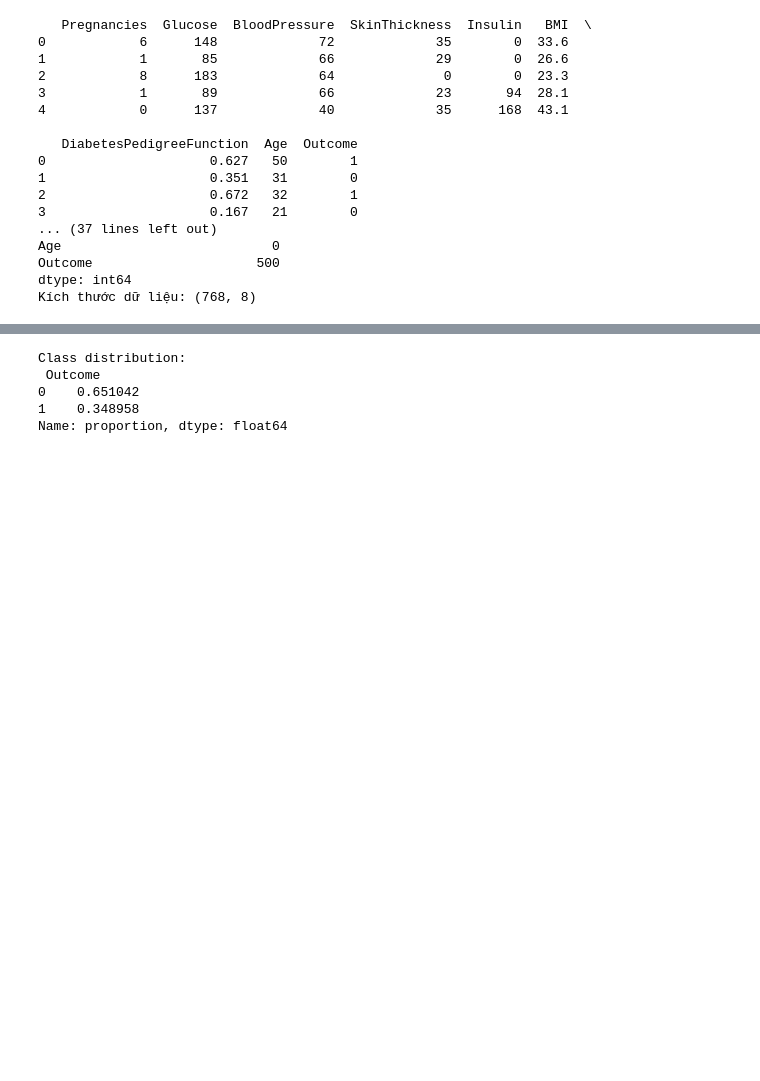
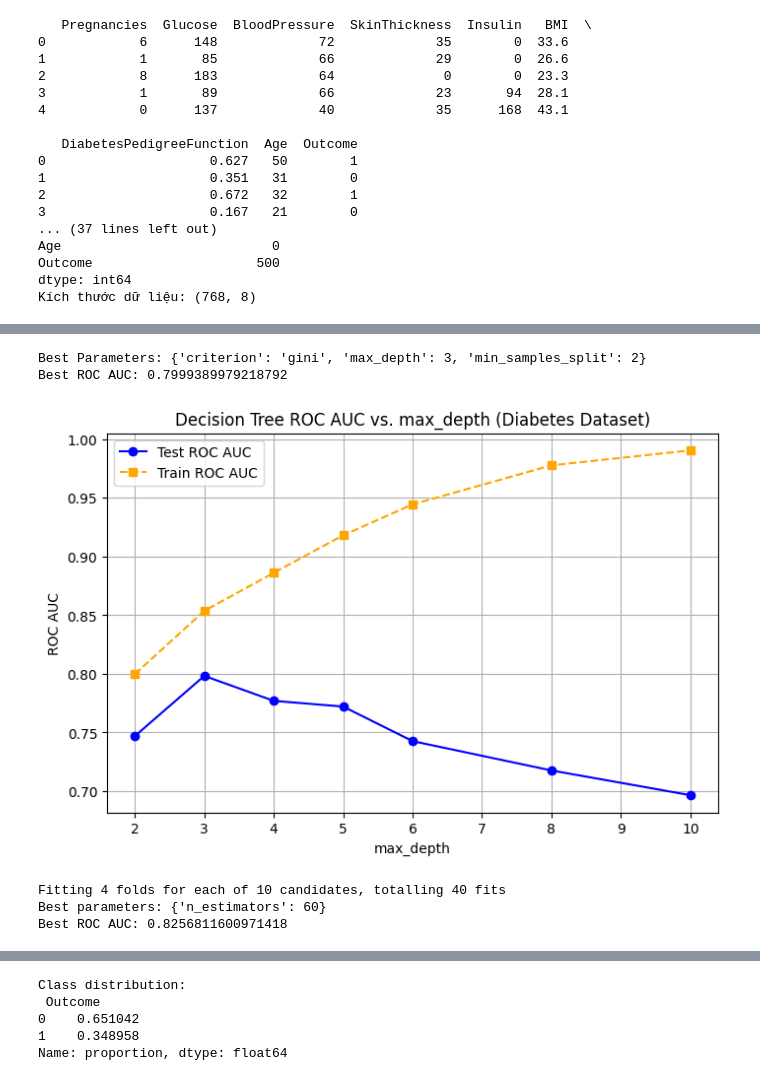
Before and after one commit to buianhtuyet05/baitapnhom_06, a Jupyter notebook: GT1_CÂY QUYẾT ĐỊNH VÀ RỪNG CÂY (1).ipynb, the cells around one changed output, grey strips where cells are left out. Saved outputs shown, nothing was run; the diff lists cells and outputs as text; code cells hidden in the pictures; blank space fills up the shorter version.

```diff
--- a/GT1_CÂY QUYẾT ĐỊNH VÀ RỪNG CÂY (1).ipynb
+++ b/GT1_CÂY QUYẾT ĐỊNH VÀ RỪNG CÂY (1).ipynb
@@ -1331,0 +1379,80 @@ Kích thước dữ liệu: (768, 8)
+# %%
+# Bước 5: Tối ưu tham số cho mô hình Cây Quyết Định
+from sklearn.model_selection import GridSearchCV
+from sklearn.tree import DecisionTreeClassifier
+
+# Xác định các giá trị cần dò tìm
+params = {
+    'max_depth': [2, 3, 4, 5, 6, 8, 10],
+    'min_samples_split': [2, 5, 10],
+    'criterion': ['gini', 'entropy']
+}
+
+# Khởi tạo GridSearchCV cho Decision Tree
+grid_dt = GridSearchCV(
+    DecisionTreeClassifier(random_state=42),
+    param_grid=params,
+    cv=5,                 # cross-validation 5 lần
+    scoring='roc_auc',    # dùng thước đo ROC AUC
+    return_train_score=True
+)
+
+# Huấn luyện GridSearch trên tập train
+grid_dt.fit(X_train, y_train)
+
+# In kết quả tốt nhất
+print("Best Parameters:", grid_dt.best_params_)
+print("Best ROC AUC:", grid_dt.best_score_)
+# %% [output]
+Best Parameters: {'criterion': 'gini', 'max_depth': 3, 'min_samples_split': 2}
+Best ROC AUC: 0.7999389979218792
+# %%
+import pandas as pd
+import matplotlib.pyplot as plt
+
+# Chuyển kết quả từ GridSearchCV sang DataFrame
+results_df = pd.DataFrame(grid_dt.cv_results_)
+
+# Tính trung bình ROC AUC theo max_depth
+mean_scores = results_df.groupby('param_max_depth')[['mean_test_score', 'mean_train_score']].mean()
+
+# Vẽ biểu đồ
+plt.figure(figsize=(8,5))
+plt.plot(mean_scores.index, mean_scores['mean_test_score'], 'o-', label='Test ROC AUC', color='blue')
+plt.plot(mean_scores.index, mean_scores['mean_train_score'], 's--', label='Train ROC AUC', color='orange')
+
+plt.xlabel('max_depth')
+plt.ylabel('ROC AUC')
+plt.title('Decision Tree ROC AUC vs. max_depth (Diabetes Dataset)')
+plt.legend()
+plt.grid(True)
+plt.show()
+# %% [output]
+[figure, added]
+# %%
+# Tạo mô hình rừng ngẫu nhiên ban đầu
+rf = RandomForestClassifier(random_state=24)
+
+# Thiết lập các giá trị cần thử cho n_estimators
+rf_params = {'n_estimators': list(range(10, 110, 10))}
+
+# Cấu hình GridSearchCV
+cv_rf = GridSearchCV(
+    rf,
+    param_grid=rf_params,
+    scoring='roc_auc',   # Đánh giá bằng ROC AUC
+    cv=4,                # Chia 4 folds
+    return_train_score=True,
+    verbose=1
+)
+
+# Huấn luyện mô hình với tập dữ liệu Diabetes
+cv_rf.fit(X_train, y_train)
+
+# In kết quả tốt nhất
+print("Best parameters:", cv_rf.best_params_)
+print("Best ROC AUC:", cv_rf.best_score_)
+# %% [output]
+Fitting 4 folds for each of 10 candidates, totalling 40 fits
+Best parameters: {'n_estimators': 60}
+Best ROC AUC: 0.8256811600971418
```
Also changed, not shown: parts of 4 cells of this notebook.
